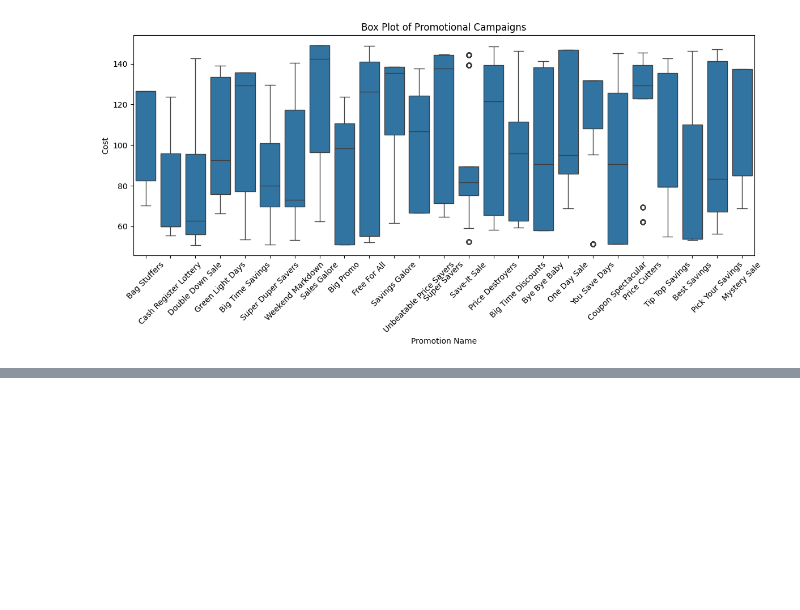
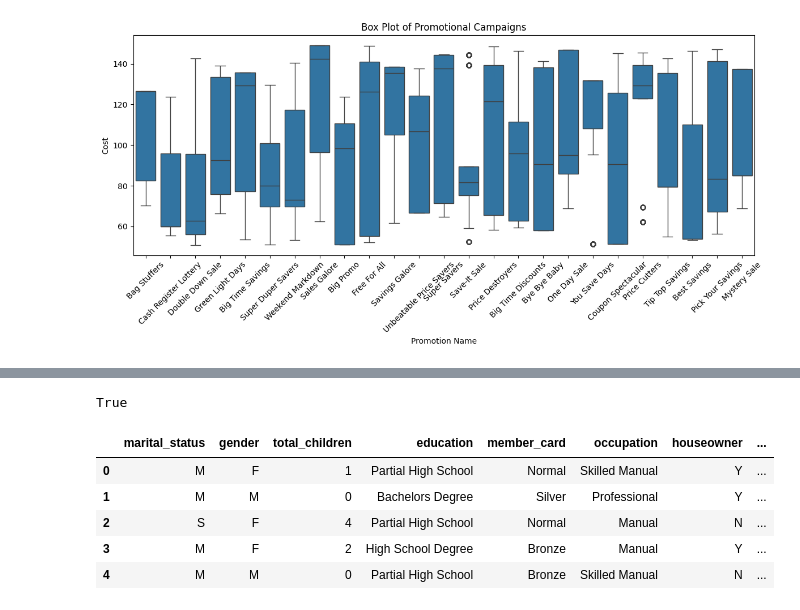
Before and after one commit to Indranil-Seal/customer_acq_model, a Jupyter notebook: notebooks/EDA/eda_v1.ipynb, the cells around one changed output, grey strips where cells are left out. Drawn from its saved outputs; the diff is of its cells as text; code cells hidden in the pictures; blank space fills up the shorter version.

```diff
--- a/notebooks/EDA/eda_v1.ipynb
+++ b/notebooks/EDA/eda_v1.ipynb
@@ -408,0 +437,6 @@ plt.show()
+# %%
+## To check if the two columns for average cars at home are identical or not without statistical measures
+
+sum(data['avg_cars_at home(approx)'] == data['avg_cars_at home(approx).1']) == data.shape[0]
+# %% [output]
+True
@@ -408,0 +450,12 @@ plt.show()
+# %%
+## Extract customer data using the list above
+
+custdata = data[custdemo]
+custdata.head()
+# %% [output]
+|  | marital_status | gender | total_children | education | member_card | occupation | houseowner | ... |
+| 0 | M | F | 1 | Partial High School | Normal | Skilled Manual | Y | ... |
+| 1 | M | M | 0 | Bachelors Degree | Silver | Professional | Y | ... |
+| 2 | S | F | 4 | Partial High School | Normal | Manual | N | ... |
+| 3 | M | F | 2 | High School Degree | Bronze | Manual | Y | ... |
+| 4 | M | M | 0 | Partial High School | Bronze | Skilled Manual | N | ... |
```
Also changed, not shown: parts of 26 cells of this notebook, 1 other file.
